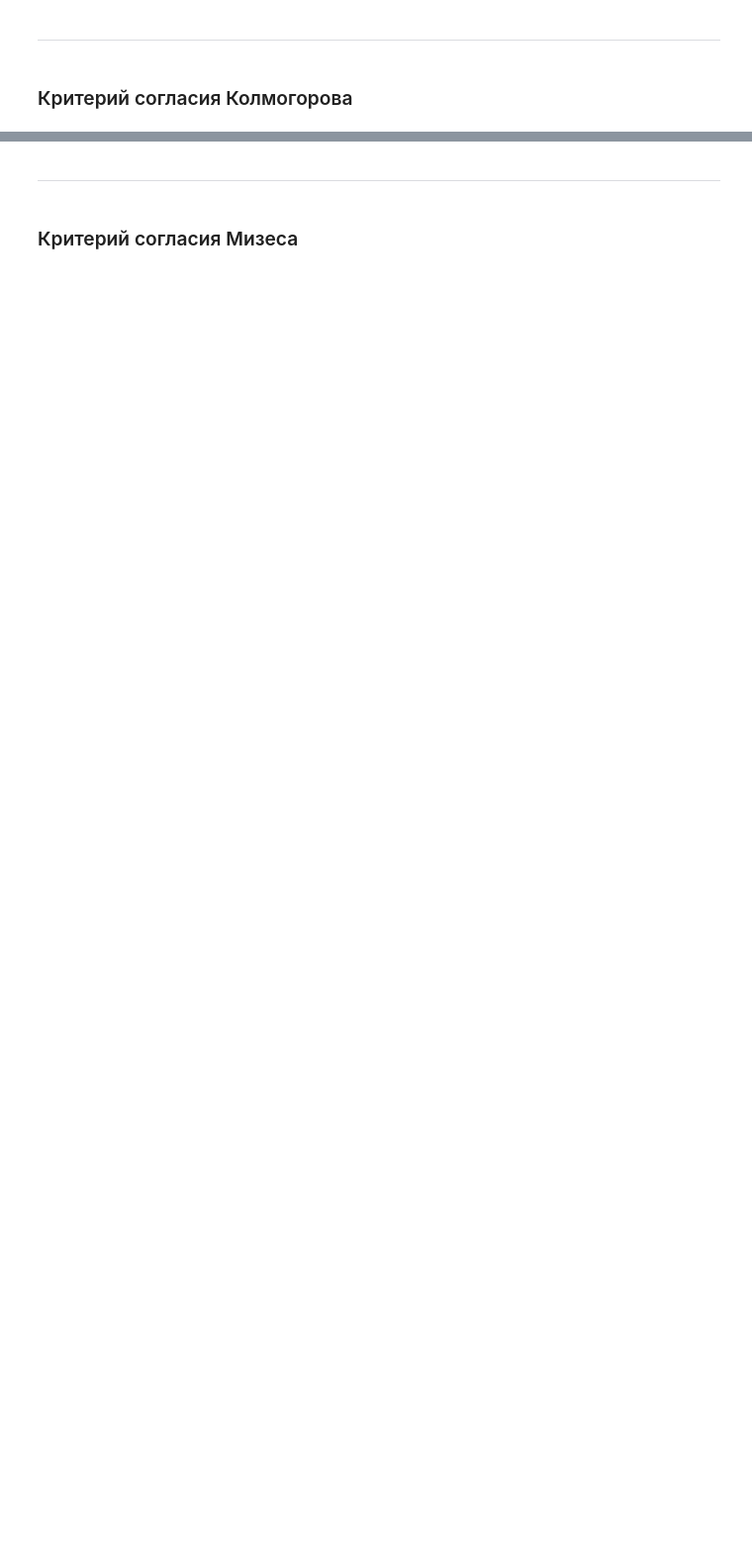
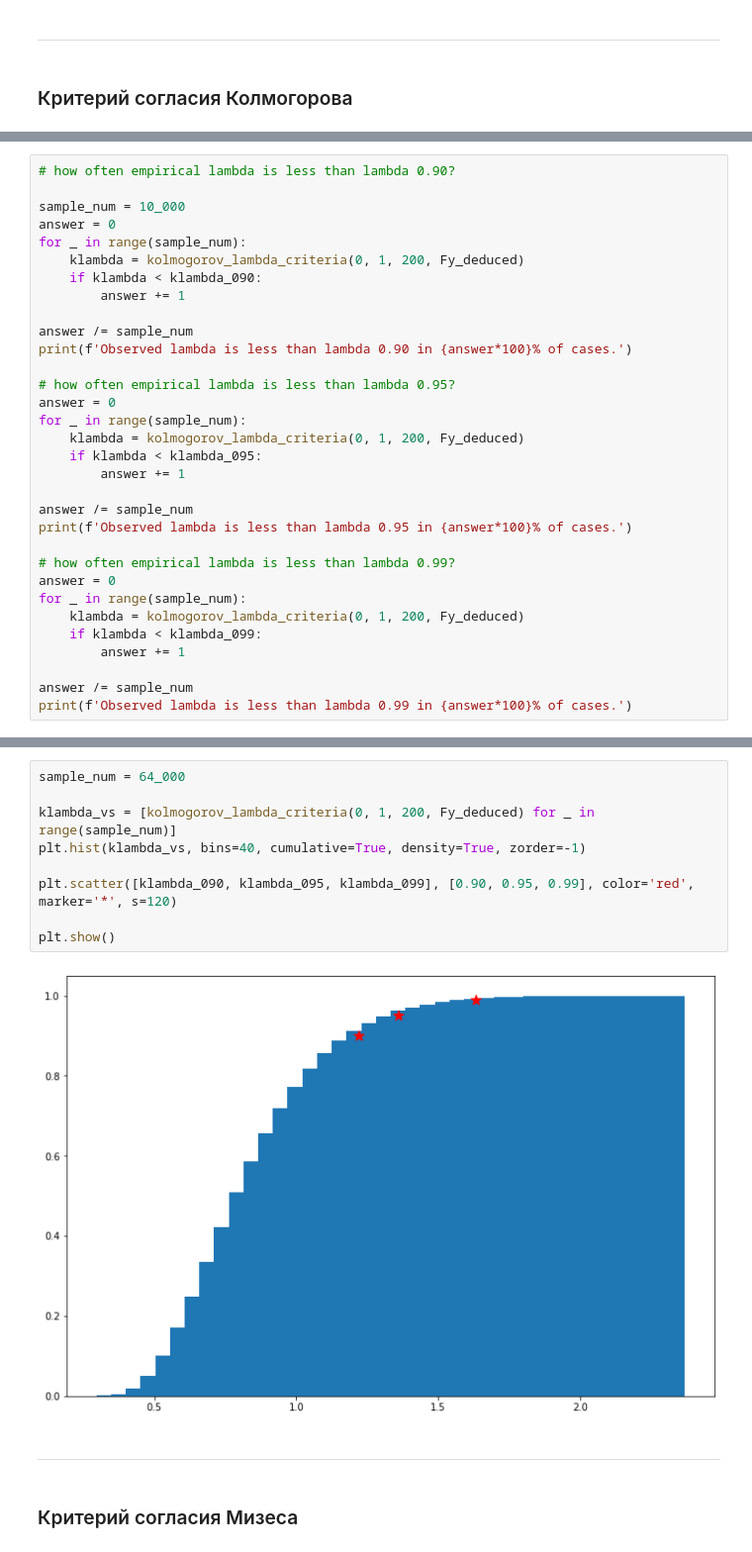
Before and after one commit to rosteeslove/bsuir-4th-term-python-stuff, a Jupyter notebook: math_stat/fourth.ipynb, the cells around one changed output, grey strips where cells are left out. Shown: that part at 99% size. Drawn from its saved outputs; the diff is of its cells as text; blank space fills up the shorter version.

Commit message:
kolmogorov seems to be done

```diff
--- a/math_stat/fourth.ipynb
+++ b/math_stat/fourth.ipynb
@@ -218,0 +274,32 @@ plt.show()
+# %%
+# how often empirical lambda is less than lambda 0.90?
+
+sample_num = 10_000
+answer = 0
+for _ in range(sample_num):
+    klambda = kolmogorov_lambda_criteria(0, 1, 200, Fy_deduced)
+    if klambda < klambda_090:
+        answer += 1
+
+answer /= sample_num
+print(f'Observed lambda is less than lambda 0.90 in {answer*100}% of cases.')
+
+# how often empirical lambda is less than lambda 0.95?
+answer = 0
+for _ in range(sample_num):
+    klambda = kolmogorov_lambda_criteria(0, 1, 200, Fy_deduced)
+    if klambda < klambda_095:
+        answer += 1
+
+answer /= sample_num
+print(f'Observed lambda is less than lambda 0.95 in {answer*100}% of cases.')
+
+# how often empirical lambda is less than lambda 0.99?
+answer = 0
+for _ in range(sample_num):
+    klambda = kolmogorov_lambda_criteria(0, 1, 200, Fy_deduced)
+    if klambda < klambda_099:
+        answer += 1
+
+answer /= sample_num
+print(f'Observed lambda is less than lambda 0.99 in {answer*100}% of cases.')
@@ -219,3 +310,14 @@ plt.show()
+# %%
+sample_num = 64_000
+
+klambda_vs = [kolmogorov_lambda_criteria(0, 1, 200, Fy_deduced) for _ in range(sample_num)]
+plt.hist(klambda_vs, bins=40, cumulative=True, density=True, zorder=-1)
+
+plt.scatter([klambda_090, klambda_095, klambda_099], [0.90, 0.95, 0.99], color='red', marker='*', s=120)
+
+plt.show()
+# %% [output]
+[figure, added]
 # %% [markdown]
 ***
 # %% [markdown]
```
Also changed, not shown: parts of 8 cells of this notebook.
